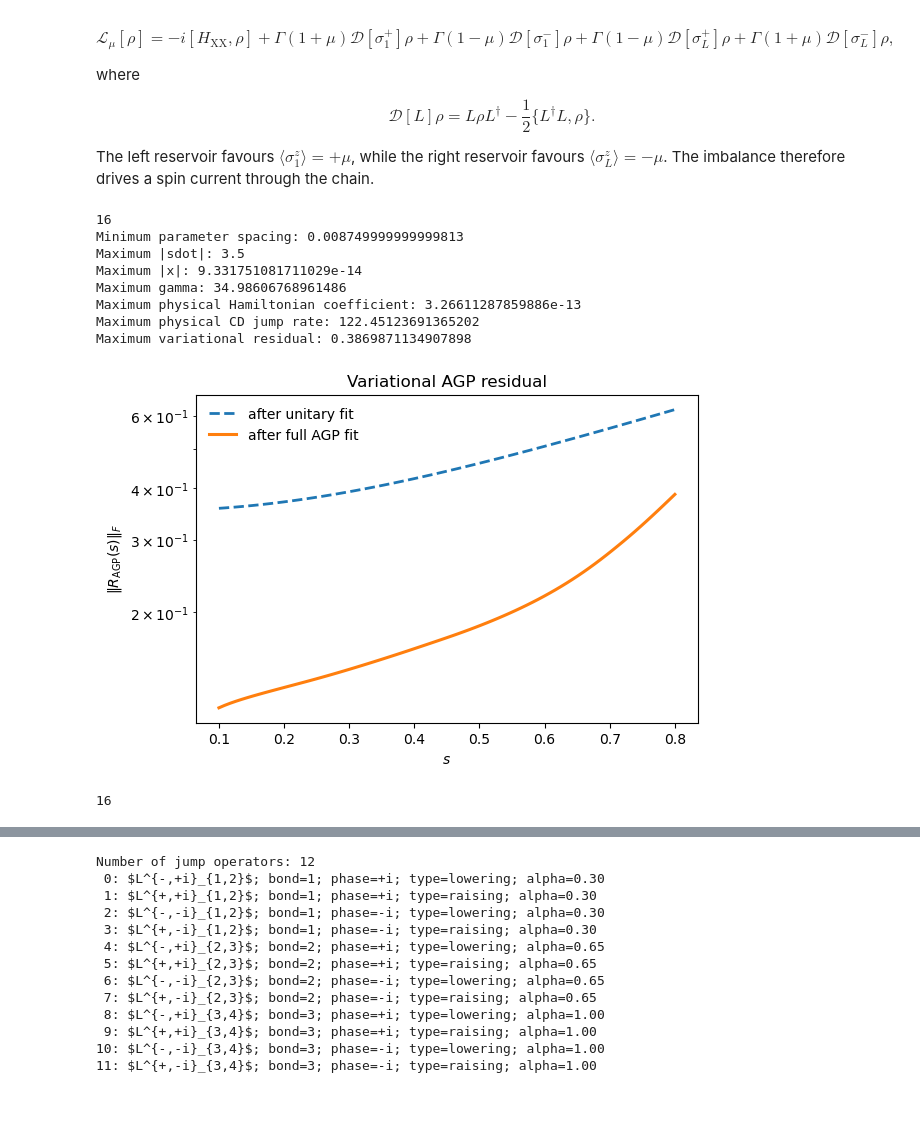
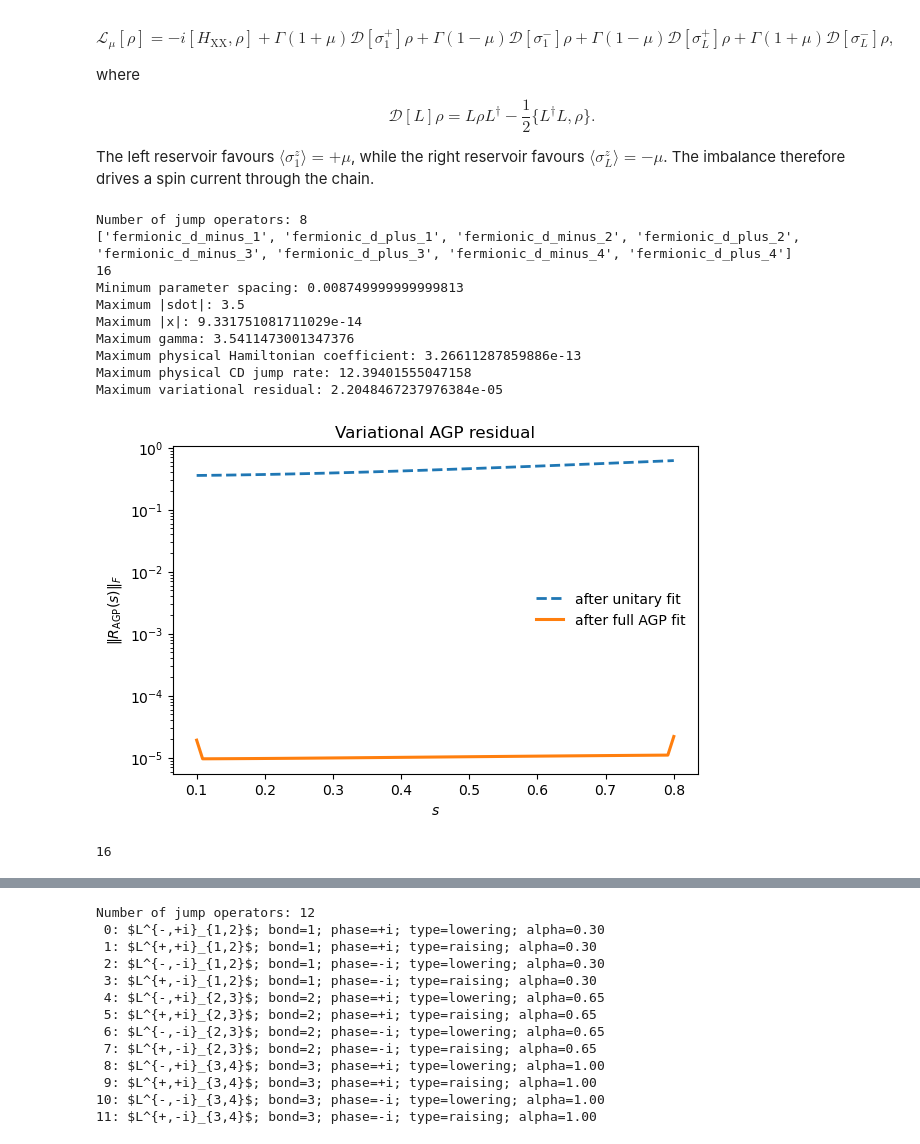
Before and after one commit to jwalkling/Driven_OQS, a Jupyter notebook: src_code/notebooks/Boundary XX Lindblad.ipynb, the cells around one changed output, grey strips where cells are left out. Drawn from its saved outputs; the diff is of its cells as text; code cells hidden in the pictures; blank space fills up the shorter version.

```diff
--- a/src_code/notebooks/Boundary XX Lindblad.ipynb
+++ b/src_code/notebooks/Boundary XX Lindblad.ipynb
@@ -558,28 +558,30 @@ hamiltonians_XX = (sz_ops)
 
 
 
-# # Full set of operators in the language of d,d^dagger
-# jump_operators_XX, jump_labels_XX, mode_coefficients, _ = (
-#     natural_mode_jumps(sm_ops, sp_ops, sz_ops=sz_ops, use_jw_strings=True)
-# )
+# Full set of operators in the language of d,d^dagger
+jump_operators_XX, jump_labels_XX, mode_coefficients, _ = (
+    natural_mode_jumps(sm_ops, sp_ops, sz_ops=sz_ops, use_jw_strings=True)
+)
 
-# print("Number of jump operators:", len(jump_operators_XX))
-# print(jump_labels_XX)
+print("Number of jump operators:", len(jump_operators_XX))
+print(jump_labels_XX)
 
 
-jump_operators_XX = []
 
-for j in range(L - 1):
-    A = sm_ops[j]
-    B = sz_ops[j] @ sm_ops[j + 1]
+#Physical truncated set
+# jump_operators_XX = []
 
-    for phase in [1.0j, -1.0j]: #[1.0, -1.0, 1.0j, -1.0j]
-        L_minus = (A + 0.5*phase * B) / np.sqrt(2.0)
+# for j in range(L - 1):
+#     A = sm_ops[j]
+#     B = sz_ops[j] @ sm_ops[j + 1]
 
-        jump_operators_XX.extend([
-            L_minus,
-            L_minus.conj().T,
-        ])
+#     for phase in [1.0j, -1.0j]: #[1.0, -1.0, 1.0j, -1.0j]
+#         L_minus = (A + 0.5*phase * B) / np.sqrt(2.0)
+
+#         jump_operators_XX.extend([
+#             L_minus,
+#             L_minus.conj().T,
+#         ])
 
 
 # jump_operators_XX = []
@@ -662,35 +664,37 @@ t, traj_cd, rho_cd, rho_ss, agp_data = approx_CD_trajectory(
     lam_unitary=1e-10,
     lam_dissipative=1e-10,
     plot_residual=True,
     residual_logscale=True,
     verbose=True,
 )
 
 # ============================================================
 # Bare evolution under L(mu(t))
 # ============================================================
 
 bare_model_XX = LindbladModel2LS(
     lambda tt: model_XX.H(mu_of_t(tt)),
     lambda tt: model_XX.jumps(mu_of_t(tt)),
 )
 
 builder_XX = LiouvillianBuilder(dim=dim)
 
 traj_bare, rho_bare = evolve_density_matrices(
     bare_model_XX,
     builder_XX,
     rho_ss[0],
     t,
 )
 # %% [output]
+Number of jump operators: 8
+['fermionic_d_minus_1', 'fermionic_d_plus_1', 'fermionic_d_minus_2', 'fermionic_d_plus_2', 'fermionic_d_minus_3', 'fermionic_d_plus_3', 'fermionic_d_minus_4', 'fermionic_d_plus_4']
 16
 Minimum parameter spacing: 0.008749999999999813
 Maximum |sdot|: 3.5
 Maximum |x|: 9.331751081711029e-14
-Maximum gamma: 34.98606768961486
+Maximum gamma: 3.5411473001347376
 Maximum physical Hamiltonian coefficient: 3.26611287859886e-13
-Maximum physical CD jump rate: 122.45123691365202
-Maximum variational residual: 0.3869871134907898
+Maximum physical CD jump rate: 12.39401555047158
+Maximum variational residual: 2.2048467237976384e-05
-[figure, old version]
+[figure, new version]
 16
```
Also changed, not shown: parts of 2 cells of this notebook, 4 other files.
